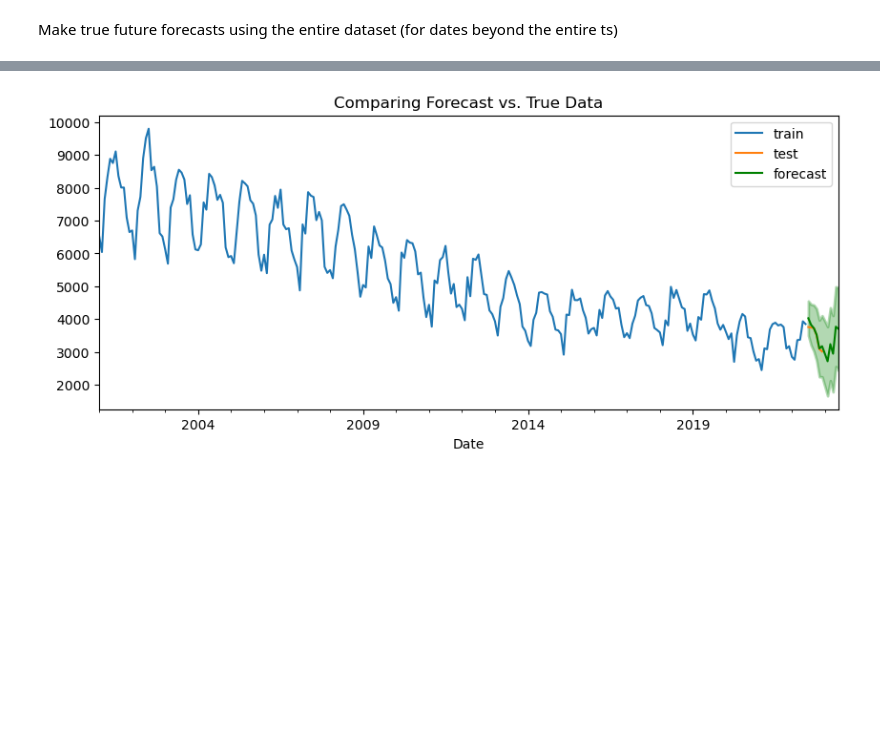
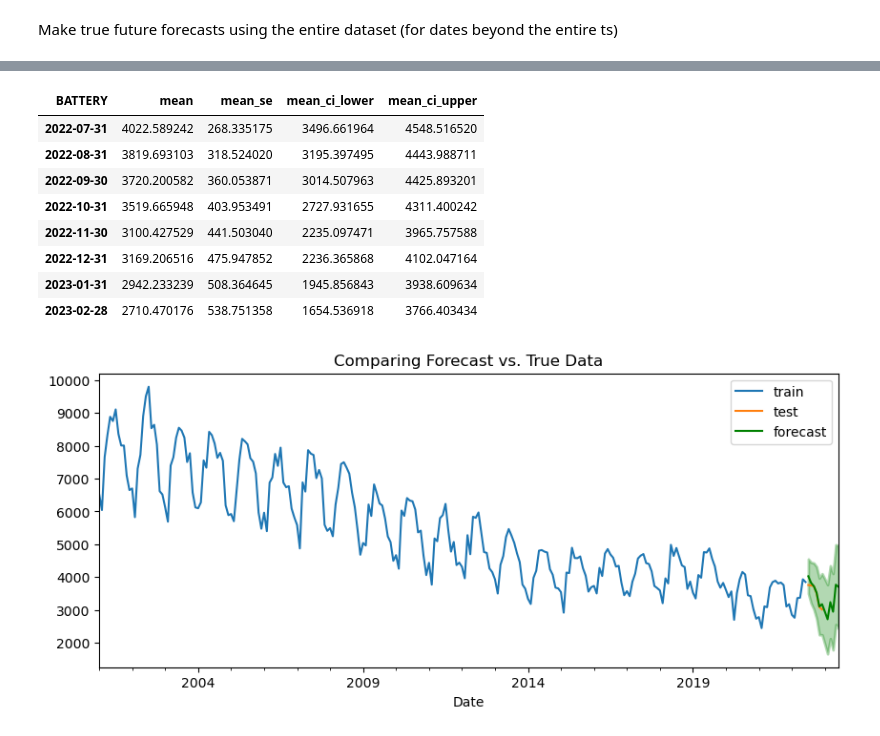
Before and after one commit to EhLeeOod/proj-3-part-1, a Jupyter notebook: core-proj-3-part-2.ipynb, the cells around one changed output, grey strips where cells are left out. Cells and saved outputs as stored; diff of their text form; code cells hidden in the pictures; blank space fills up the shorter version.

```diff
--- a/core-proj-3-part-2.ipynb
+++ b/core-proj-3-part-2.ipynb
@@ -1616,3 +1625,15 @@ Make true future forecasts using the entire dataset (for dates beyond the entire
+# %%
+battery_sarima.get_forecast(steps=8).summary_frame()
+# %% [output]
+| BATTERY | mean | mean_se | mean_ci_lower | mean_ci_upper |
+| 2022-07-31 | 4022.589242 | 268.335175 | 3496.661964 | 4548.516520 |
+| 2022-08-31 | 3819.693103 | 318.524020 | 3195.397495 | 4443.988711 |
+| 2022-09-30 | 3720.200582 | 360.053871 | 3014.507963 | 4425.893201 |
+| 2022-10-31 | 3519.665948 | 403.953491 | 2727.931655 | 4311.400242 |
+| 2022-11-30 | 3100.427529 | 441.503040 | 2235.097471 | 3965.757588 |
+| 2022-12-31 | 3169.206516 | 475.947852 | 2236.365868 | 4102.047164 |
+| 2023-01-31 | 2942.233239 | 508.364645 | 1945.856843 | 3938.609634 |
+| 2023-02-28 | 2710.470176 | 538.751358 | 1654.536918 | 3766.403434 |
 # %%
 # final model - battery_sarima
 
```
Also changed, not shown: parts of 10 cells of this notebook.
